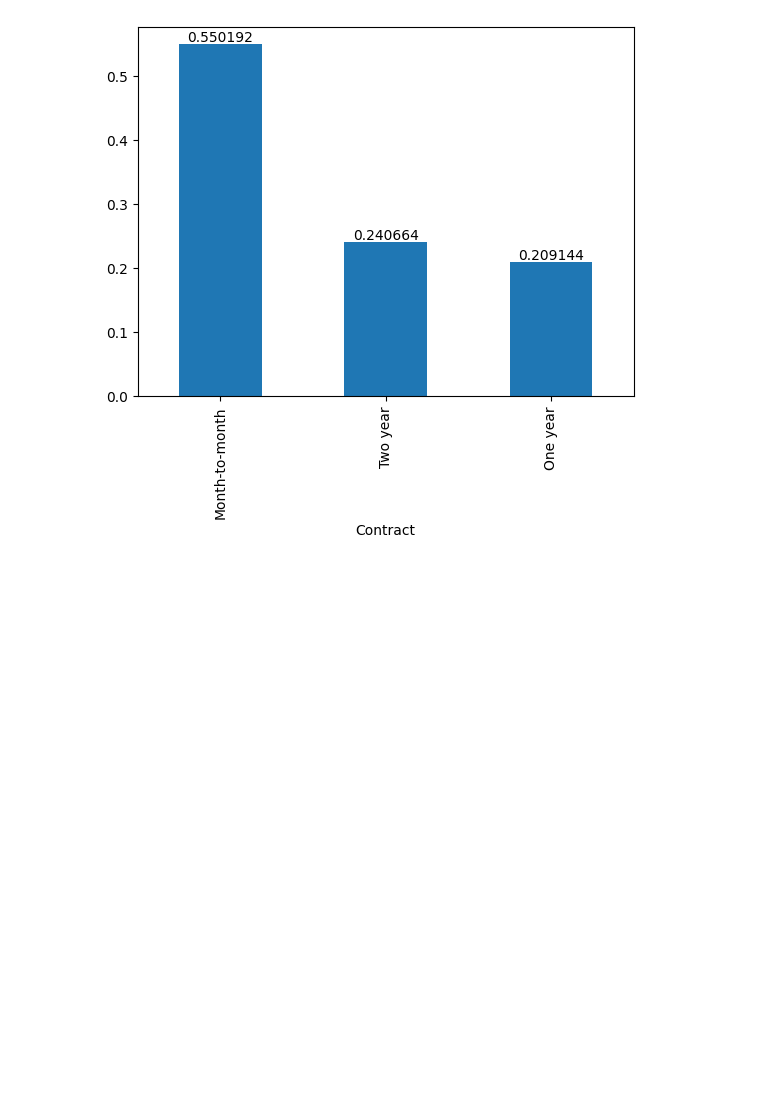
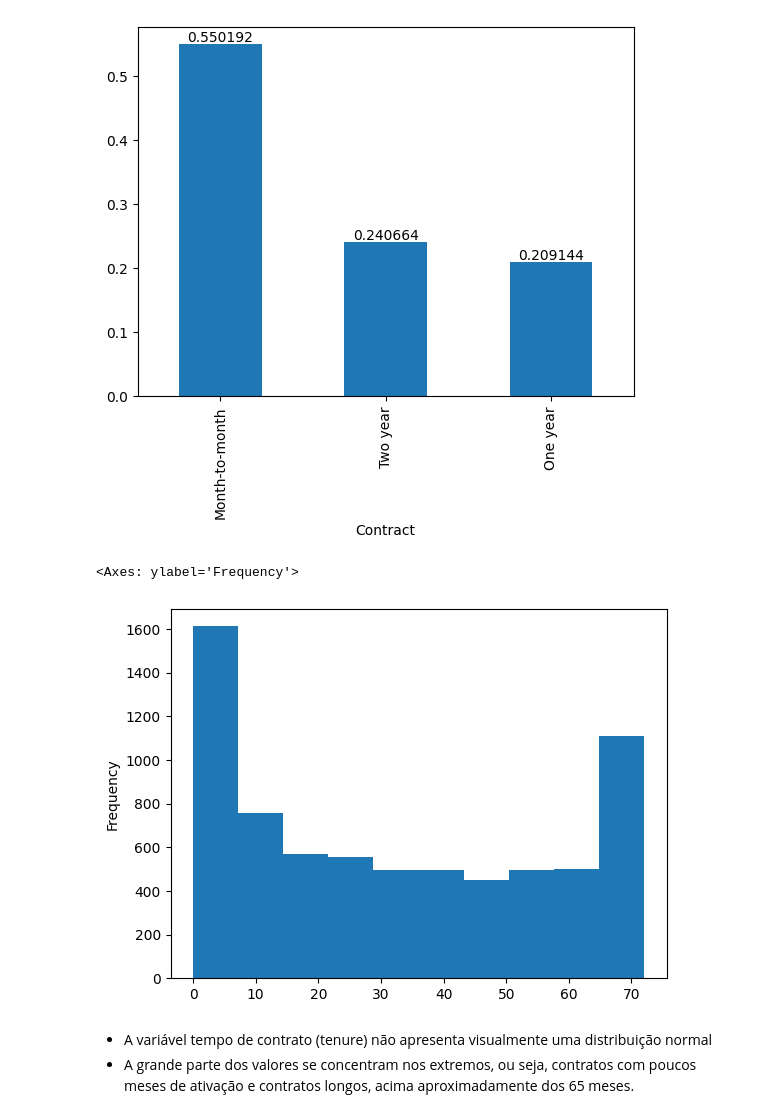
Before and after one commit to EuFontoura/EDAestudos, a Jupyter notebook: eda_churn.ipynb, the cells around one changed output. Saved outputs shown, nothing was run; the diff lists cells and outputs as text; code cells hidden in the pictures; blank space fills up the shorter version.

```diff
--- a/eda_churn.ipynb
+++ b/eda_churn.ipynb
@@ -633,3 +633,12 @@ ax.bar_label(ax.containers[0])
 # %% [output]
 [Text(0, 0, '0.550192'), Text(0, 0, '0.240664'), Text(0, 0, '0.209144')]
 [figure]
+# %%
+# Histograma do Tempo de Contrato
+df_churn.tenure.plot.hist()
+# %% [output]
+<Axes: ylabel='Frequency'>
+[figure, added]
+# %% [markdown]
+- A variável tempo de contrato (tenure) não apresenta visualmente uma distribuição normal
+- A grande parte dos valores se concentram nos extremos, ou seja, contratos com poucos meses de ativação e contratos longos, acima aproximadamente dos 65 meses.
```
